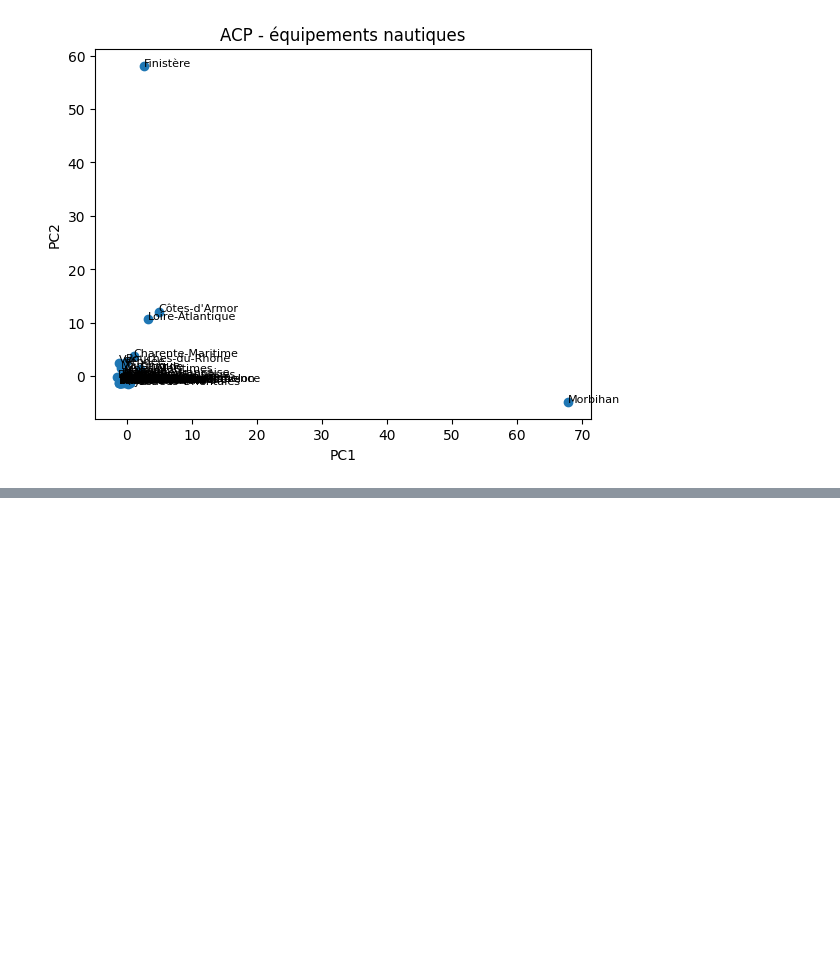
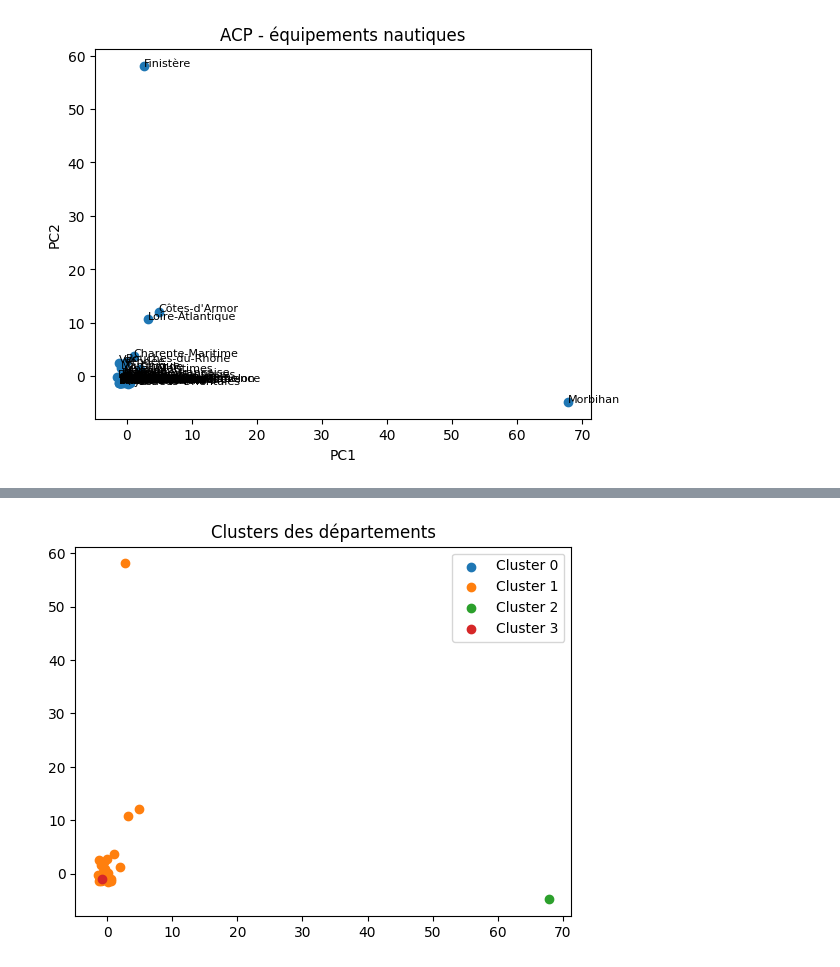
Before and after one commit to LR-Matteo/Projet-Final-Python-DataScience, a Jupyter notebook: matteo.ipynb, the cells around one changed output, grey strips where cells are left out. Saved outputs shown, nothing was run; the diff lists cells and outputs as text; code cells hidden in the pictures; blank space fills up the shorter version.

```diff
--- a/matteo.ipynb
+++ b/matteo.ipynb
@@ -287,3 +287,10 @@ plt.ylabel("PC2")
 plt.show()
 # %% [output]
 [figure]
+# %%
+from sklearn.cluster import KMeans
+
+kmeans = KMeans(n_clusters=4, random_state=0)
+clusters = kmeans.fit_predict(table_norm)
+
+table_dep['cluster'] = clusters
@@ -289,0 +308,12 @@ plt.show()
+# %%
+plt.figure()
+
+for c in range(4):
+    subset = df_pca[clusters == c]
+    plt.scatter(subset['PC1'], subset['PC2'], label=f'Cluster {c}')
+
+plt.legend()
+plt.title("Clusters des départements")
+plt.show()
+# %% [output]
+[figure, added]
```
Also changed, not shown: parts of 1 cell of this notebook.
